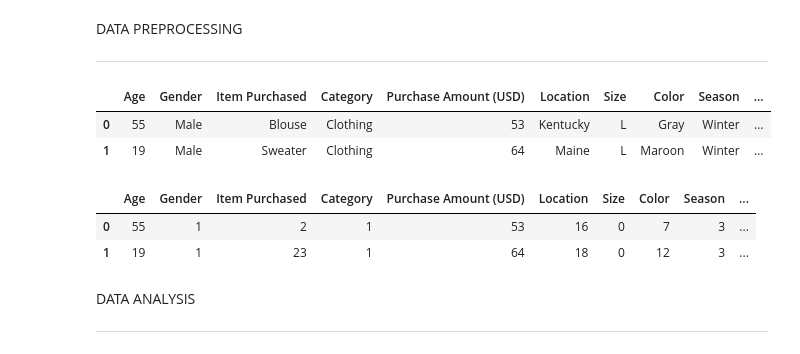
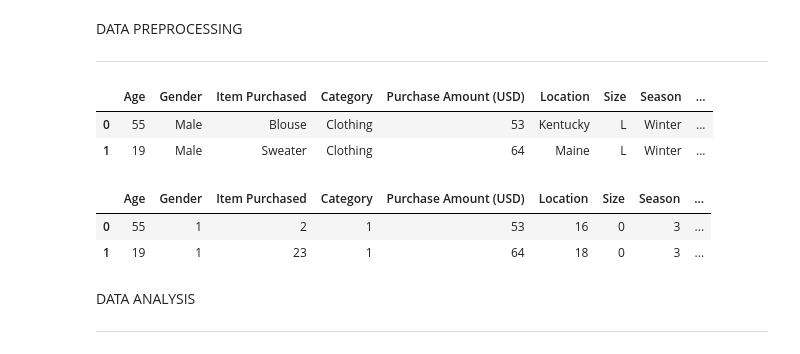
Before and after one commit to JCaesarLG/ML-Projects, a Jupyter notebook: Shopping_Trend.ipynb, the cells around one changed output. Saved outputs shown, nothing was run; the diff lists cells and outputs as text; code cells hidden in the pictures.

```diff
--- a/Shopping_Trend.ipynb
+++ b/Shopping_Trend.ipynb
@@ -38,13 +38,13 @@ DATA PREPROCESSING
 
 ---
 # %%
-columns_to_drop = [0,10,11,12,14,15,16,17,18]
+columns_to_drop = [0,8,13,14,15,17]
 shop = shop.drop(shop.columns[columns_to_drop], axis=1)
 shop.head(2)
 # %% [output]
-|  | Age | Gender | Item Purchased | Category | Purchase Amount (USD) | Location | Size | Color | Season | ... |
-| 0 | 55 | Male | Blouse | Clothing | 53 | Kentucky | L | Gray | Winter | ... |
-| 1 | 19 | Male | Sweater | Clothing | 64 | Maine | L | Maroon | Winter | ... |
+|  | Age | Gender | Item Purchased | Category | Purchase Amount (USD) | Location | Size | Season | ... |
+| 0 | 55 | Male | Blouse | Clothing | 53 | Kentucky | L | Winter | ... |
+| 1 | 19 | Male | Sweater | Clothing | 64 | Maine | L | Winter | ... |
 # %%
 shop_cop = shop.copy()
 # %%
@@ -57,9 +57,9 @@ for i in obj:
   shop_cop[i] = enc.fit_transform(shop_cop[i])
 shop_cop.head(2)
 # %% [output]
-|  | Age | Gender | Item Purchased | Category | Purchase Amount (USD) | Location | Size | Color | Season | ... |
-| 0 | 55 | 1 | 2 | 1 | 53 | 16 | 0 | 7 | 3 | ... |
-| 1 | 19 | 1 | 23 | 1 | 64 | 18 | 0 | 12 | 3 | ... |
+|  | Age | Gender | Item Purchased | Category | Purchase Amount (USD) | Location | Size | Season | ... |
+| 0 | 55 | 1 | 2 | 1 | 53 | 16 | 0 | 3 | ... |
+| 1 | 19 | 1 | 23 | 1 | 64 | 18 | 0 | 3 | ... |
 # %% [markdown]
 DATA ANALYSIS
 
```
Also changed, not shown: parts of 8 cells of this notebook.
